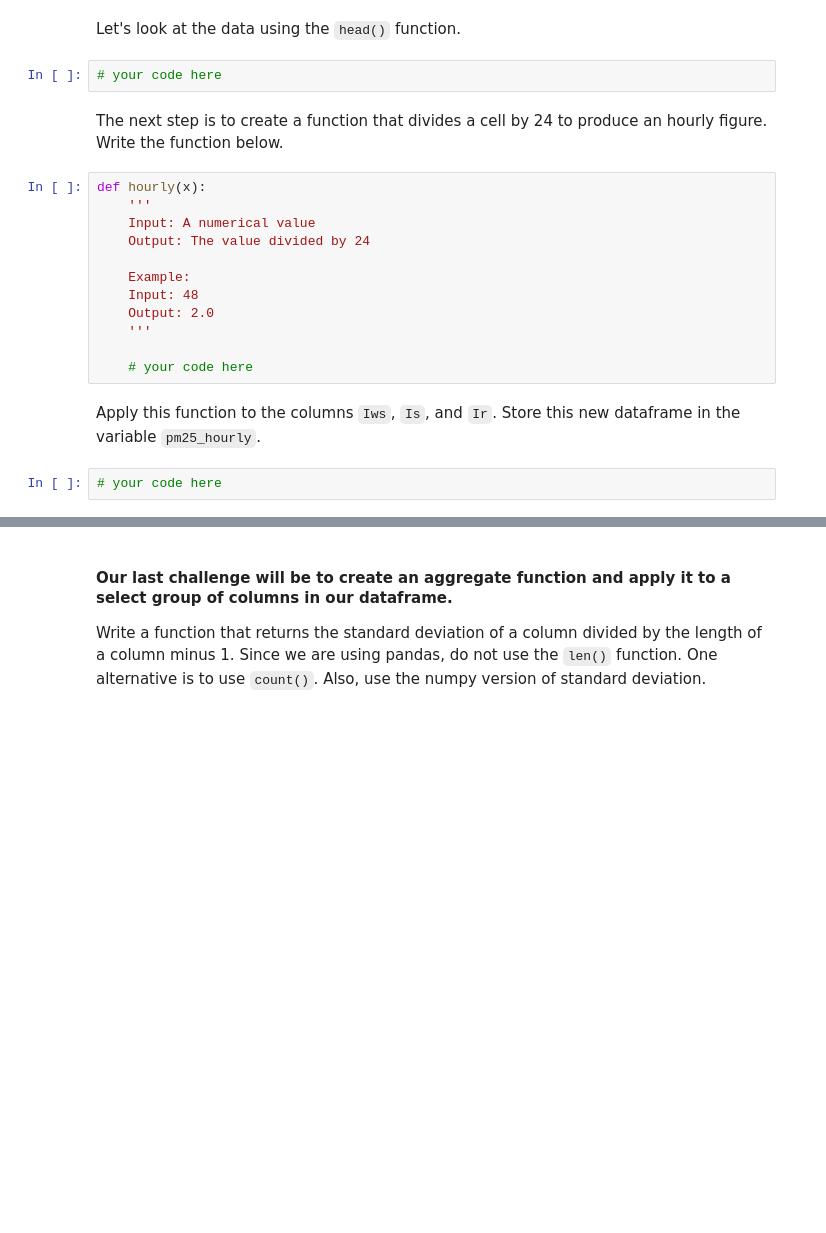
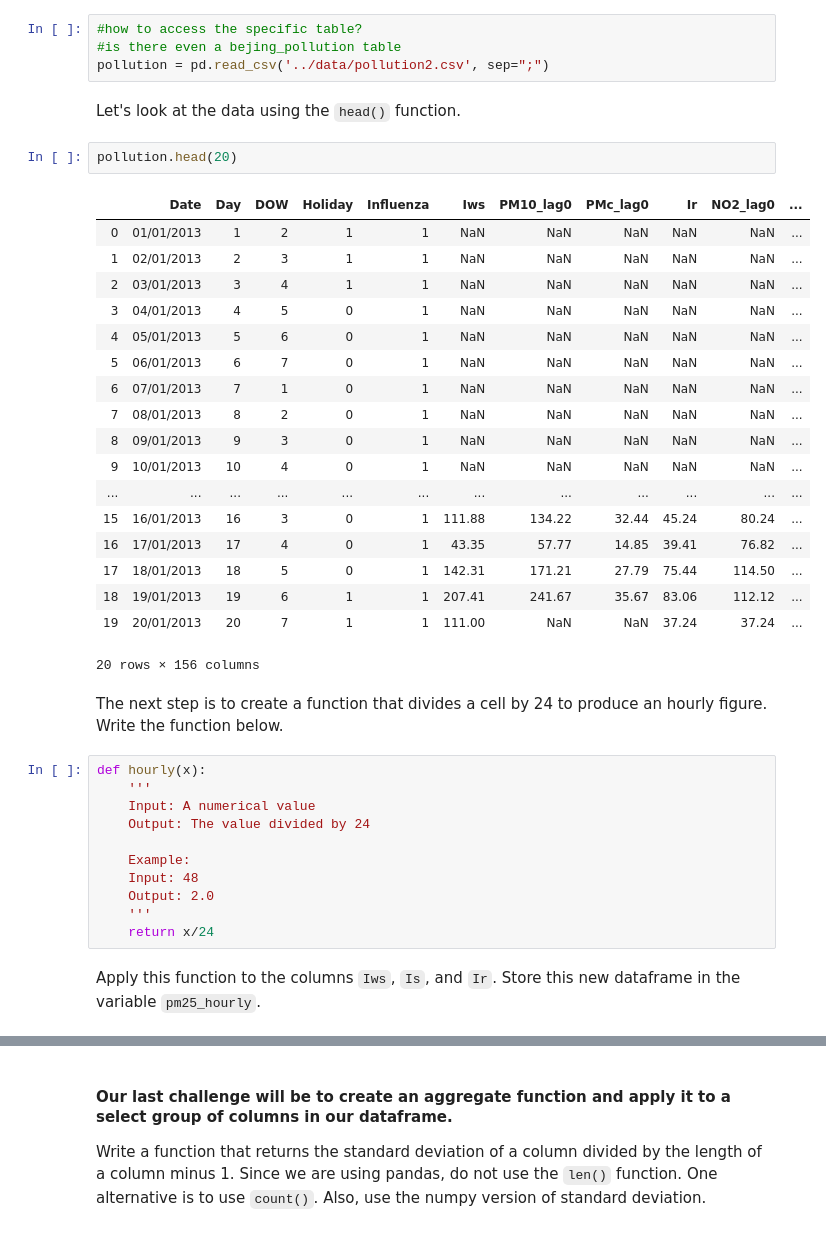
Before and after one commit to ironhack-datalabs/dataV2-labs, a Jupyter notebook: module-1/Map-Reduce-Filter/your-code/main.ipynb, the cells around one changed output, grey strips where cells are left out. Cells and saved outputs as stored; diff of their text form; blank space fills up the shorter version.

```diff
--- a/module-1/Map-Reduce-Filter/your-code/main.ipynb
+++ b/module-1/Map-Reduce-Filter/your-code/main.ipynb
@@ -137,7 +176,30 @@ To do this, we will connect to Ironhack's database and retrieve the data from th
+# %%
+#how to access the specific table?
+#is there even a bejing_pollution table
+pollution = pd.read_csv('../data/pollution2.csv', sep=";")
 # %% [markdown]
 Let's look at the data using the `head()` function.
-# %%
-# your code here
+# %%
+pollution.head(20)
+# %% [output]
+|  | Date | Day | DOW | Holiday | Influenza | Iws | PM10_lag0 | PMc_lag0 | Ir | NO2_lag0 | ... |
+| 0 | 01/01/2013 | 1 | 2 | 1 | 1 | NaN | NaN | NaN | NaN | NaN | ... |
+| 1 | 02/01/2013 | 2 | 3 | 1 | 1 | NaN | NaN | NaN | NaN | NaN | ... |
+| 2 | 03/01/2013 | 3 | 4 | 1 | 1 | NaN | NaN | NaN | NaN | NaN | ... |
+| 3 | 04/01/2013 | 4 | 5 | 0 | 1 | NaN | NaN | NaN | NaN | NaN | ... |
+| 4 | 05/01/2013 | 5 | 6 | 0 | 1 | NaN | NaN | NaN | NaN | NaN | ... |
+| 5 | 06/01/2013 | 6 | 7 | 0 | 1 | NaN | NaN | NaN | NaN | NaN | ... |
+| 6 | 07/01/2013 | 7 | 1 | 0 | 1 | NaN | NaN | NaN | NaN | NaN | ... |
+| 7 | 08/01/2013 | 8 | 2 | 0 | 1 | NaN | NaN | NaN | NaN | NaN | ... |
+| 8 | 09/01/2013 | 9 | 3 | 0 | 1 | NaN | NaN | NaN | NaN | NaN | ... |
+| 9 | 10/01/2013 | 10 | 4 | 0 | 1 | NaN | NaN | NaN | NaN | NaN | ... |
+| ... | ... | ... | ... | ... | ... | ... | ... | ... | ... | ... | ... |
+| 15 | 16/01/2013 | 16 | 3 | 0 | 1 | 111.88 | 134.22 | 32.44 | 45.24 | 80.24 | ... |
+| 16 | 17/01/2013 | 17 | 4 | 0 | 1 | 43.35 | 57.77 | 14.85 | 39.41 | 76.82 | ... |
+| 17 | 18/01/2013 | 18 | 5 | 0 | 1 | 142.31 | 171.21 | 27.79 | 75.44 | 114.50 | ... |
+| 18 | 19/01/2013 | 19 | 6 | 1 | 1 | 207.41 | 241.67 | 35.67 | 83.06 | 112.12 | ... |
+| 19 | 20/01/2013 | 20 | 7 | 1 | 1 | 111.00 | NaN | NaN | 37.24 | 37.24 | ... |
+20 rows × 156 columns
 # %% [markdown]
 The next step is to create a function that divides a cell by 24 to produce an hourly figure. Write the function below.
 # %%
@@ -150,9 +212,6 @@ def hourly(x):
     Input: 48
     Output: 2.0
     '''
-
-    # your code here
+    return x/24
 # %% [markdown]
 Apply this function to the columns `Iws`, `Is`, and `Ir`. Store this new dataframe in the variable `pm25_hourly`.
-# %%
-# your code here
```
Also changed, not shown: parts of 20 cells of this notebook.
